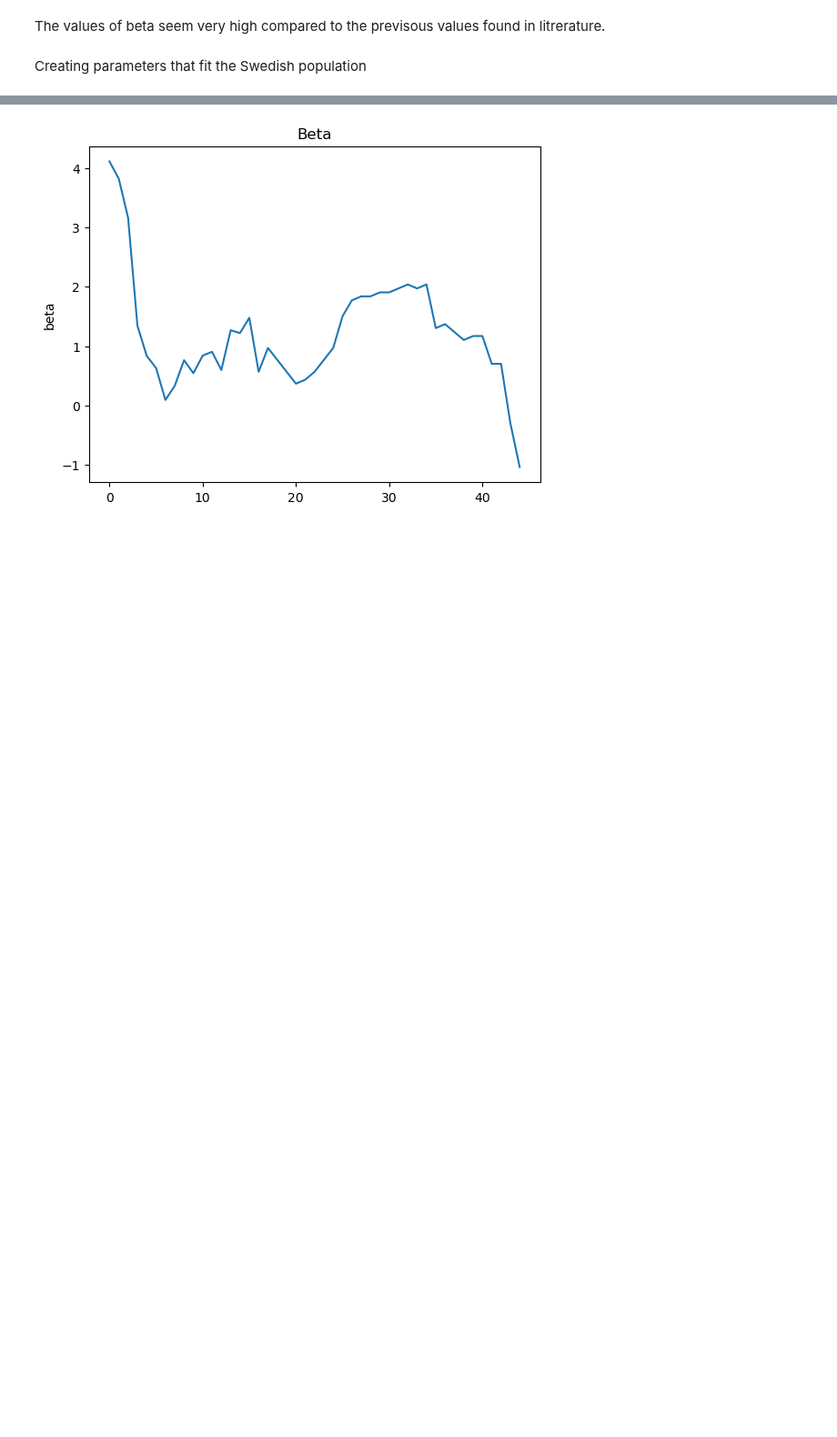
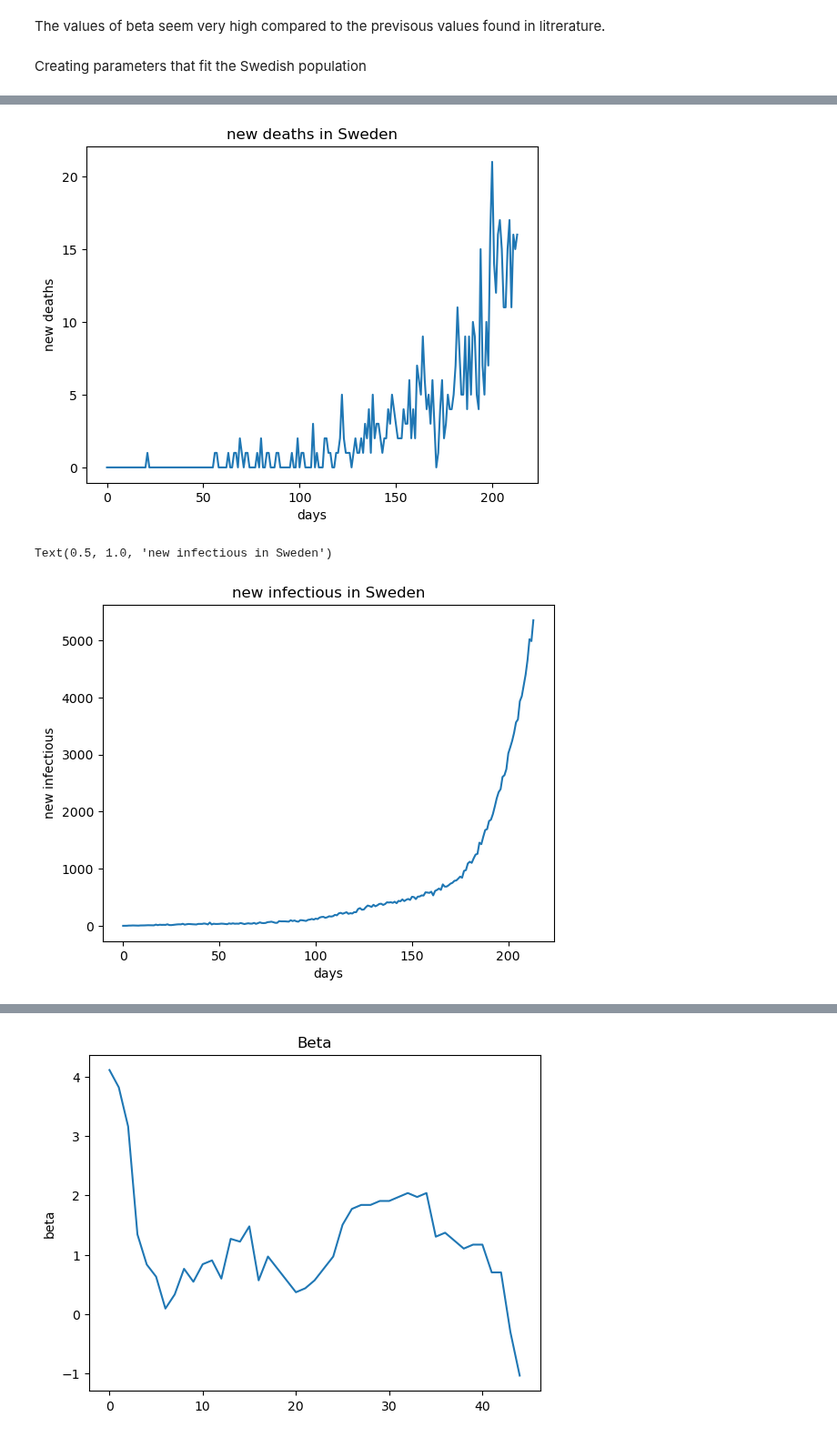
Before and after one commit to gregoirebechade/covid_internship, a Jupyter notebook: 00_data_synthesis.ipynb, the cells around one changed output, grey strips where cells are left out. Shown at 91% size. Drawn from its saved outputs; the diff is of its cells as text; code cells hidden in the pictures; blank space fills up the shorter version.

```diff
--- a/00_data_synthesis.ipynb
+++ b/00_data_synthesis.ipynb
@@ -146,3 +153,18 @@ Loading location-specific data for "Sweden"
+# %%
+plt.plot(my_simulation_sweden_interventions2.results['new_deaths'])
+plt.xlabel('days')
+plt.ylabel('new deaths')
+plt.title('new deaths in Sweden')
+plt.show()
+
+plt.plot(my_simulation_sweden_interventions2.results['new_infectious'])
+plt.xlabel('days')
+plt.ylabel('new infectious')
+plt.title('new infectious in Sweden')
+# %% [output]
+[figure, added]
+Text(0.5, 1.0, 'new infectious in Sweden')
+[figure, added]
 # %%
 # plt.plot(n_infected[:40])
 plt.plot(my_simulation_sweden_interventions2.compute_r_eff())
```
Also changed, not shown: parts of 8 cells of this notebook, 1 other file.
